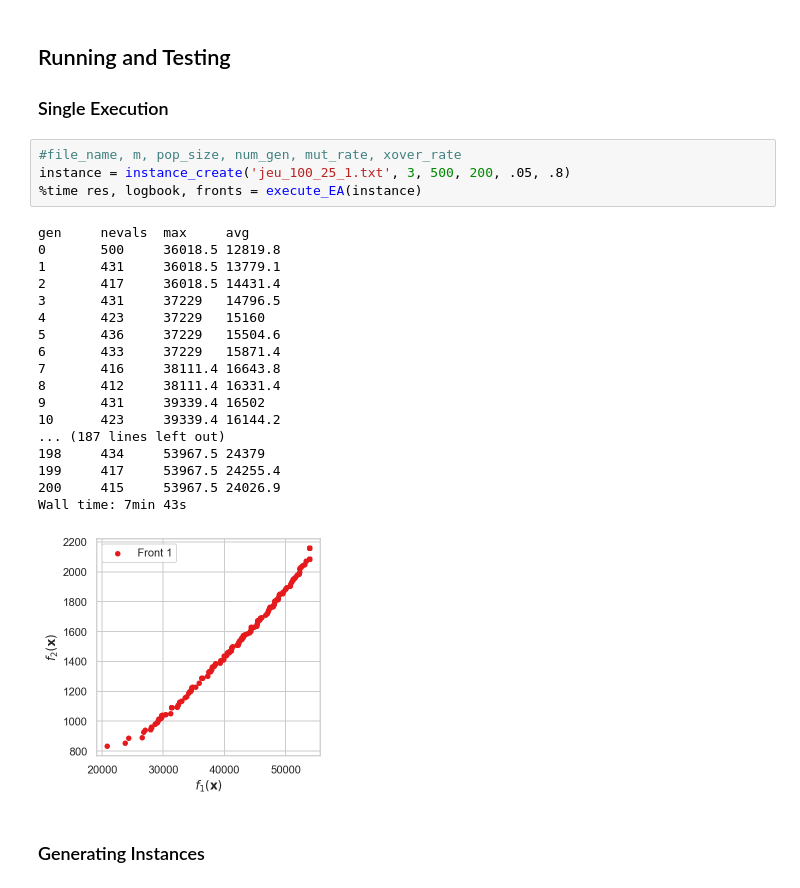
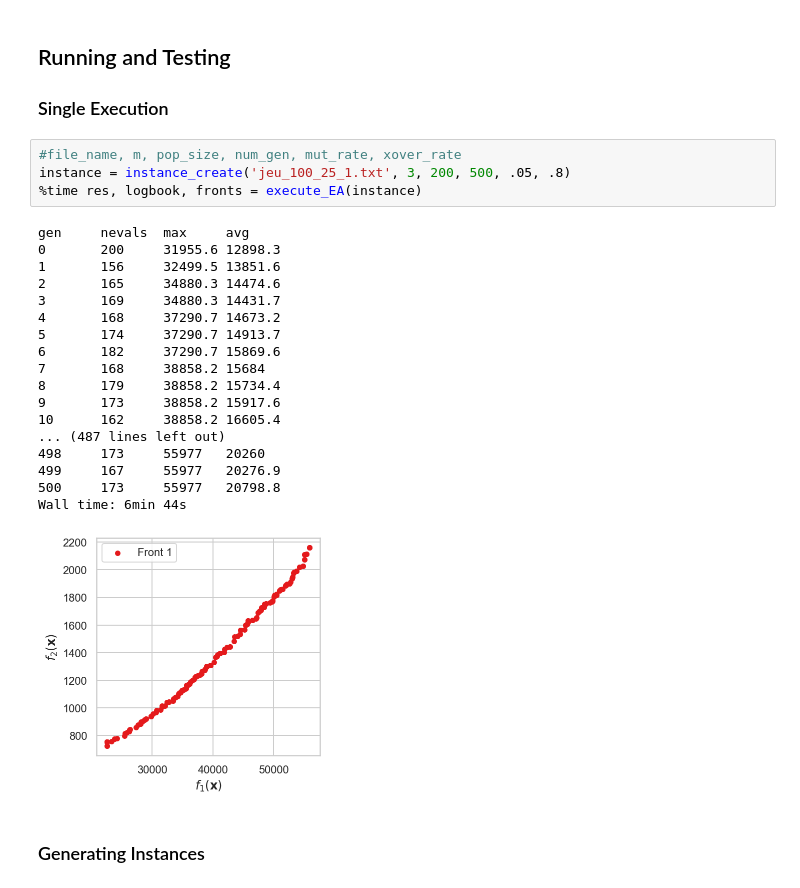
Before and after one commit to upadhyan/NaturalKnapsack, a Jupyter notebook: GA Execution.ipynb, the cells around one changed output. Drawn from its saved outputs; the diff is of its cells as text.

```diff
--- a/GA Execution.ipynb
+++ b/GA Execution.ipynb
@@ -172,27 +172,27 @@ def execute_EA(instance):
 ### Single Execution
 # %%
 #file_name, m, pop_size, num_gen, mut_rate, xover_rate
-instance = instance_create('jeu_100_25_1.txt', 3, 500, 200, .05, .8)
+instance = instance_create('jeu_100_25_1.txt', 3, 200, 500, .05, .8)
 %time res, logbook, fronts = execute_EA(instance)
 # %% [output]
 gen     nevals  max     avg
-0       500     36018.5 12819.8
-1       431     36018.5 13779.1
-2       417     36018.5 14431.4
-3       431     37229   14796.5
-4       423     37229   15160
-5       436     37229   15504.6
-6       433     37229   15871.4
-7       416     38111.4 16643.8
-8       412     38111.4 16331.4
-9       431     39339.4 16502
-10      423     39339.4 16144.2
-... (187 lines left out)
-198     434     53967.5 24379
-199     417     53967.5 24255.4
-200     415     53967.5 24026.9
-Wall time: 7min 43s
+0       200     31955.6 12898.3
+1       156     32499.5 13851.6
+2       165     34880.3 14474.6
+3       169     34880.3 14431.7
+4       168     37290.7 14673.2
+5       174     37290.7 14913.7
+6       182     37290.7 15869.6
+7       168     38858.2 15684
+8       179     38858.2 15734.4
+9       173     38858.2 15917.6
+10      162     38858.2 16605.4
+... (487 lines left out)
+498     173     55977   20260
+499     167     55977   20276.9
+500     173     55977   20798.8
+Wall time: 6min 44s
-[figure, old version]
+[figure, new version]
 # %% [markdown]
 ### Generating Instances
 # %%
```
